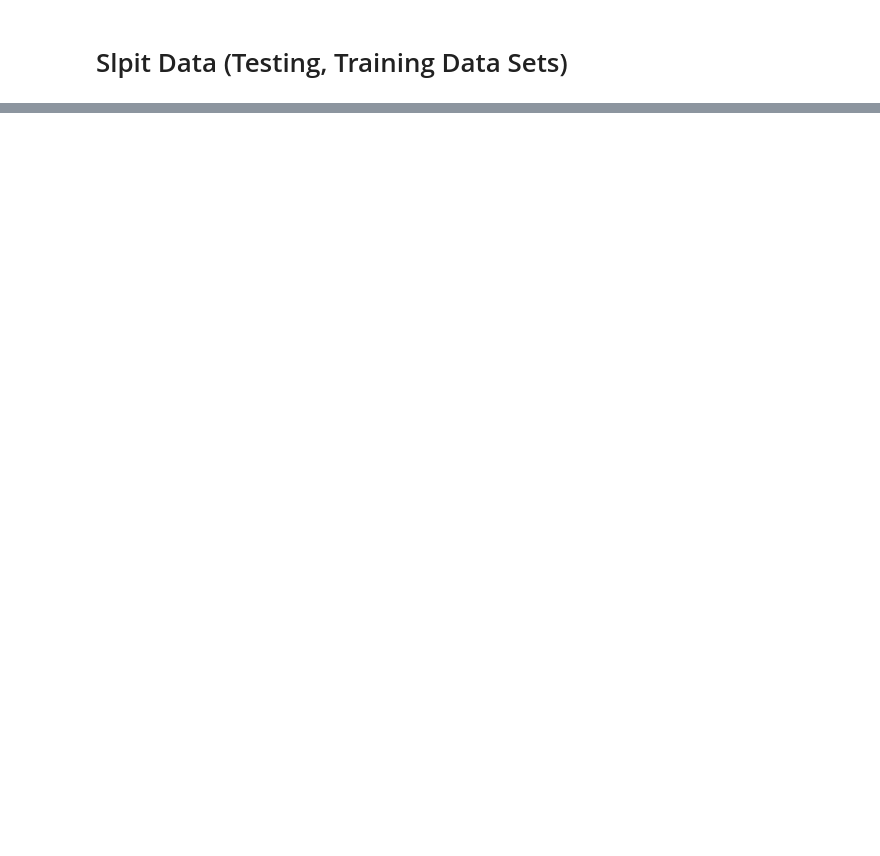
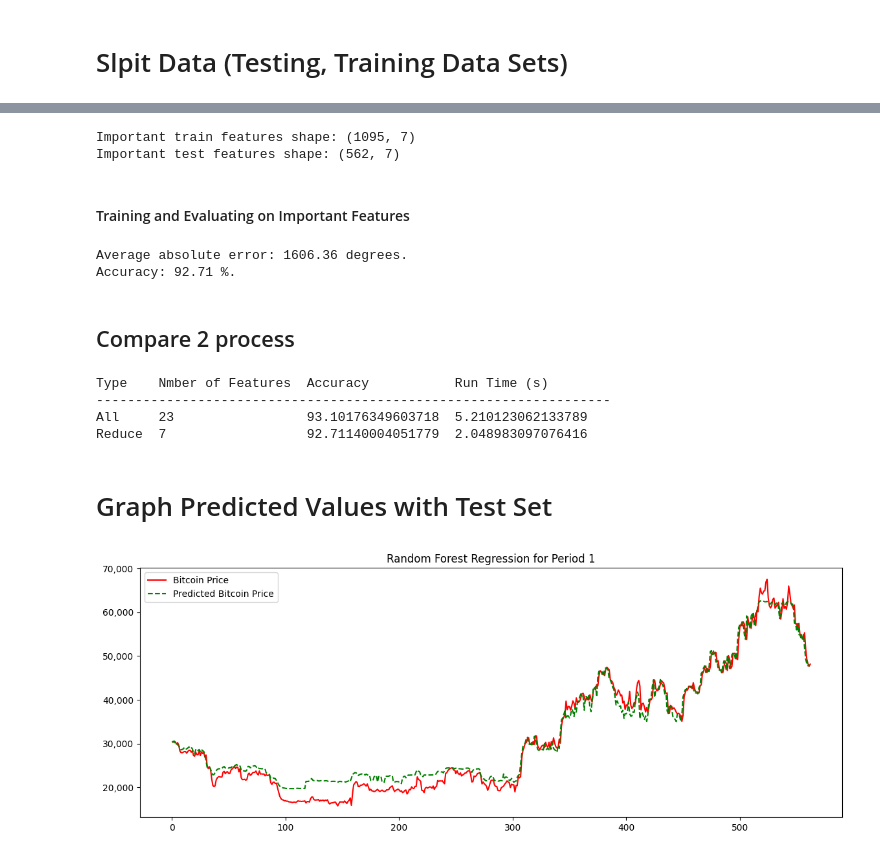
Before and after one commit to lavibula/BitcoinPrediction, a Jupyter notebook: Members/Mlinh/random_forest_period1-Copy1.ipynb, the cells around one changed output, grey strips where cells are left out. Cells and saved outputs as stored; diff of their text form; code cells hidden in the pictures; blank space fills up the shorter version.

```diff
--- a/Members/Mlinh/random_forest_period1-Copy1.ipynb
+++ b/Members/Mlinh/random_forest_period1-Copy1.ipynb
@@ -181,0 +287,79 @@ Number of features for 95% importance: 1
+# %%
+train_data = X_train[important_feature_names]
+test_data = X_test[important_feature_names]
+# Sanity check on operations
+print('Important train features shape:', train_data.shape)
+print('Important test features shape:', test_data.shape)
+# %% [output]
+Important train features shape: (1095, 7)
+Important test features shape: (562, 7)
+# %% [markdown]
+#### Training and Evaluating on Important Features
+# %%
+start_time = time.time()
+
+# Train the expanded model on only the important features
+simpleTree.fit(train_data, Y_train);
+
+# Make predictions on test data
+predictions = simpleTree.predict(test_data)
+
+end_time = time.time()
+reduce_run_time = end_time - start_time
+
+# Performance metrics
+errors = abs(predictions - Y_test)
+print('Average absolute error:', round(np.mean(errors), 2), 'degrees.')
+# Calculate mean absolute percentage error (MAPE)
+mape = 100 * (errors / Y_test)
+# Calculate and display accuracy
+reduce_accuracy = 100 - np.mean(mape)
+print('Accuracy:', round(reduce_accuracy, 2), '%.')
+# %% [output]
+Average absolute error: 1606.36 degrees.
+Accuracy: 92.71 %.
+# %% [markdown]
+## Compare 2 process
+# %%
+def print_results(all_accuracy, all_run_time, reduce_accuracy, reduce_run_time):
+    headers = ['Type', 'Nmber of Features', 'Accuracy', 'Run Time (s)']
+    all_results = [['All', len(importances), all_accuracy, all_run_time],
+                   ['Reduce', len(important_feature_names), reduce_accuracy, reduce_run_time]]
+
+    # Calculate the maximum width for each column
+    col_widths = [max(len(str(row[i])) for row in all_results + [headers]) for i in range(len(headers))]
+
+    # Print table headers
+    header_format = '  '.join(f"{{:<{width}}}" for width in col_widths)
+    print(header_format.format(*headers))
+
+    # Print separator row
+    separator = '-' * (sum(col_widths) + 3 * (len(col_widths) - 1))
+    print(separator)
+
+    # Print table rows
+    row_format = '  '.join(f"{{:<{width}}}" for width in col_widths)
+    for result in all_results:
+        index, num_features, accuracy, run_time = result
+        print(row_format.format(index, num_features, accuracy, run_time))
+
+print_results(all_accuracy, all_run_time, reduce_accuracy, reduce_run_time)
+# %% [output]
+Type    Nmber of Features  Accuracy           Run Time (s)
+------------------------------------------------------------------
+All     23                 93.10176349603718  5.210123062133789
+Reduce  7                  92.71140004051779  2.048983097076416
+# %% [markdown]
+# Graph Predicted Values with Test Set
+# %%
+
+#hien thi ket qua du doan
+fig, ax = plt.subplots(1, 1, figsize=(14, 5))
+ax.plot(Y_test, color = 'red', label="Bitcoin Price")
+ax.plot(Y_pred, color = 'green', label="Predicted Bitcoin Price", linestyle="dashed")
+ax.yaxis.set_major_formatter(plt.FuncFormatter(lambda x, loc: "{:,}".format(int(x))))  # .3f
+plt.title("Random Forest Regression for Period 1")
+plt.legend()
+plt.show()
+# %% [output]
+[figure, added]
```
Also changed, not shown: parts of 48 cells of this notebook, 1 other file.
